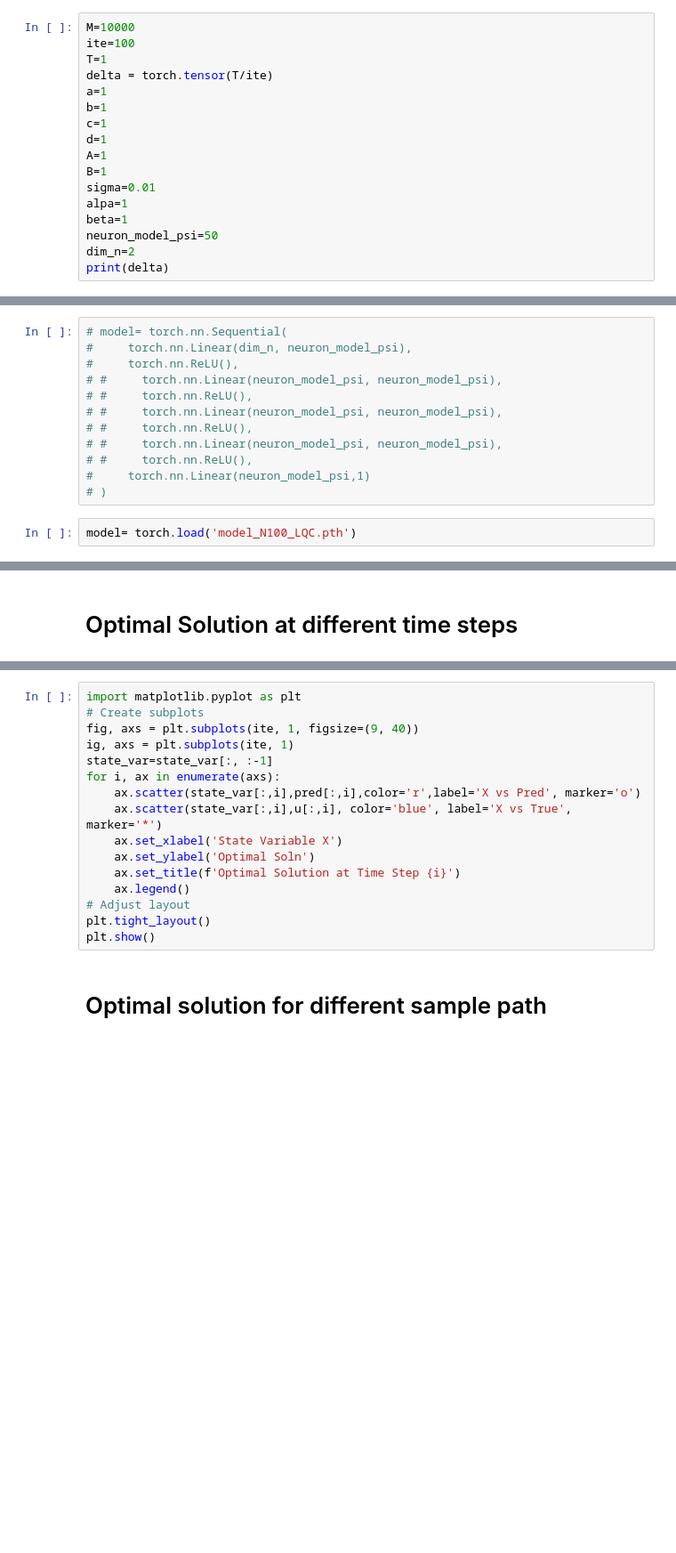
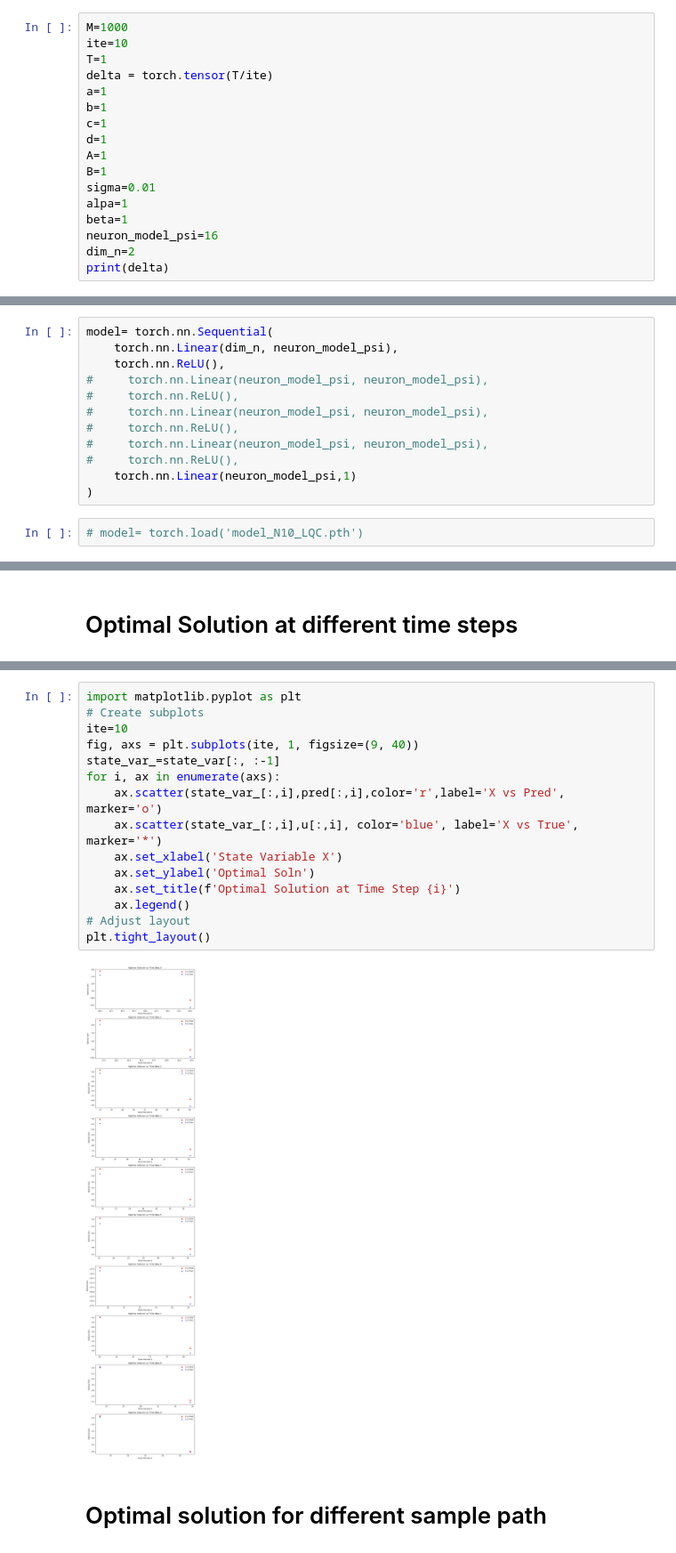
Before and after one commit to arashfahim/multiscale-PGM-for-stochastic-control, a Jupyter notebook: UpdatedCodes/LQC/LQC_Updated_4_21.ipynb, the cells around one changed output, grey strips where cells are left out. Shown at 89% size. Cells and saved outputs as stored; diff of their text form; blank space fills up the shorter version.

```diff
--- a/UpdatedCodes/LQC/LQC_Updated_4_21.ipynb
+++ b/UpdatedCodes/LQC/LQC_Updated_4_21.ipynb
@@ -51,8 +52,8 @@ import pandas as pd
 from scipy.optimize import fsolve
 from scipy.integrate import solve_ivp
 # %%
-M=10000
-ite=100
+M=1000
+ite=10
 T=1
 delta = torch.tensor(T/ite)
 a=1
@@ -64,7 +65,7 @@ B=1
 sigma=0.01
 alpa=1
 beta=1
-neuron_model_psi=50
+neuron_model_psi=16
 dim_n=2
 print(delta)
 # %% [output]
@@ -72,17 +73,17 @@ tensor(0.0100)
 # %%
-# model= torch.nn.Sequential(
-#     torch.nn.Linear(dim_n, neuron_model_psi),
+model= torch.nn.Sequential(
+    torch.nn.Linear(dim_n, neuron_model_psi),
+    torch.nn.ReLU(),
+#     torch.nn.Linear(neuron_model_psi, neuron_model_psi),
 #     torch.nn.ReLU(),
-# #     torch.nn.Linear(neuron_model_psi, neuron_model_psi),
-# #     torch.nn.ReLU(),
-# #     torch.nn.Linear(neuron_model_psi, neuron_model_psi),
-# #     torch.nn.ReLU(),
-# #     torch.nn.Linear(neuron_model_psi, neuron_model_psi),
-# #     torch.nn.ReLU(),
-#     torch.nn.Linear(neuron_model_psi,1)
-# )
+#     torch.nn.Linear(neuron_model_psi, neuron_model_psi),
+#     torch.nn.ReLU(),
+#     torch.nn.Linear(neuron_model_psi, neuron_model_psi),
+#     torch.nn.ReLU(),
+    torch.nn.Linear(neuron_model_psi,1)
+)
 # %%
-model= torch.load('model_N100_LQC.pth')
+# model= torch.load('model_N10_LQC.pth')
 # %%
 t=torch.zeros([M,1])
 up_lim=100
@@ -271,19 +293,20 @@ Percent Error in cost= 0.30348611710414075 %
 # %%
 import matplotlib.pyplot as plt
 # Create subplots
+ite=10
 fig, axs = plt.subplots(ite, 1, figsize=(9, 40))
-ig, axs = plt.subplots(ite, 1)
-state_var=state_var[:, :-1]
+state_var_=state_var[:, :-1]
 for i, ax in enumerate(axs):
-    ax.scatter(state_var[:,i],pred[:,i],color='r',label='X vs Pred', marker='o')
-    ax.scatter(state_var[:,i],u[:,i], color='blue', label='X vs True', marker='*')
+    ax.scatter(state_var_[:,i],pred[:,i],color='r',label='X vs Pred', marker='o')
+    ax.scatter(state_var_[:,i],u[:,i], color='blue', label='X vs True', marker='*')
     ax.set_xlabel('State Variable X')
     ax.set_ylabel('Optimal Soln')
     ax.set_title(f'Optimal Solution at Time Step {i}')
     ax.legend()
 # Adjust layout
 plt.tight_layout()
-plt.show()
+# %% [output]
+[figure, added]
 # %% [markdown]
 # Optimal solution for different sample path
 # %%
```
Also changed, not shown: parts of 12 cells of this notebook, 12 other files.
